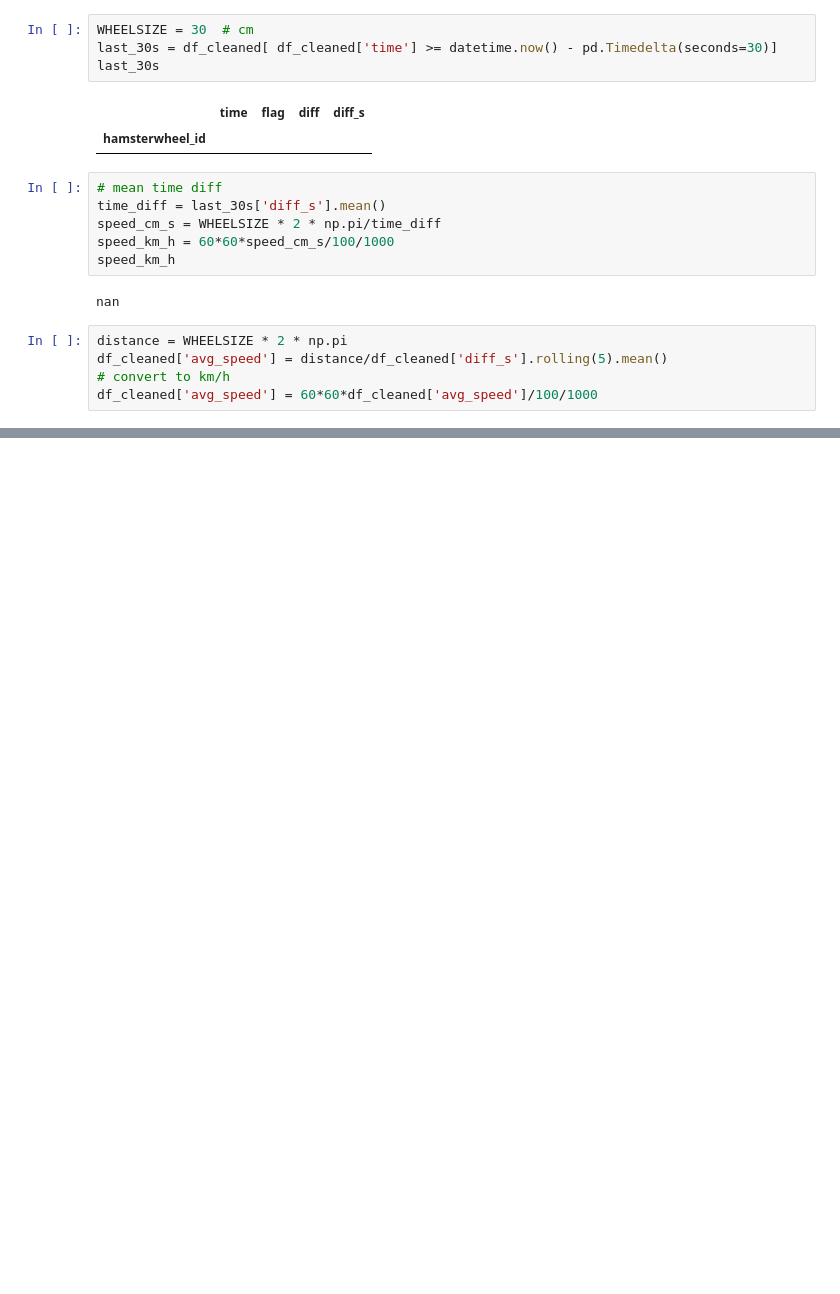
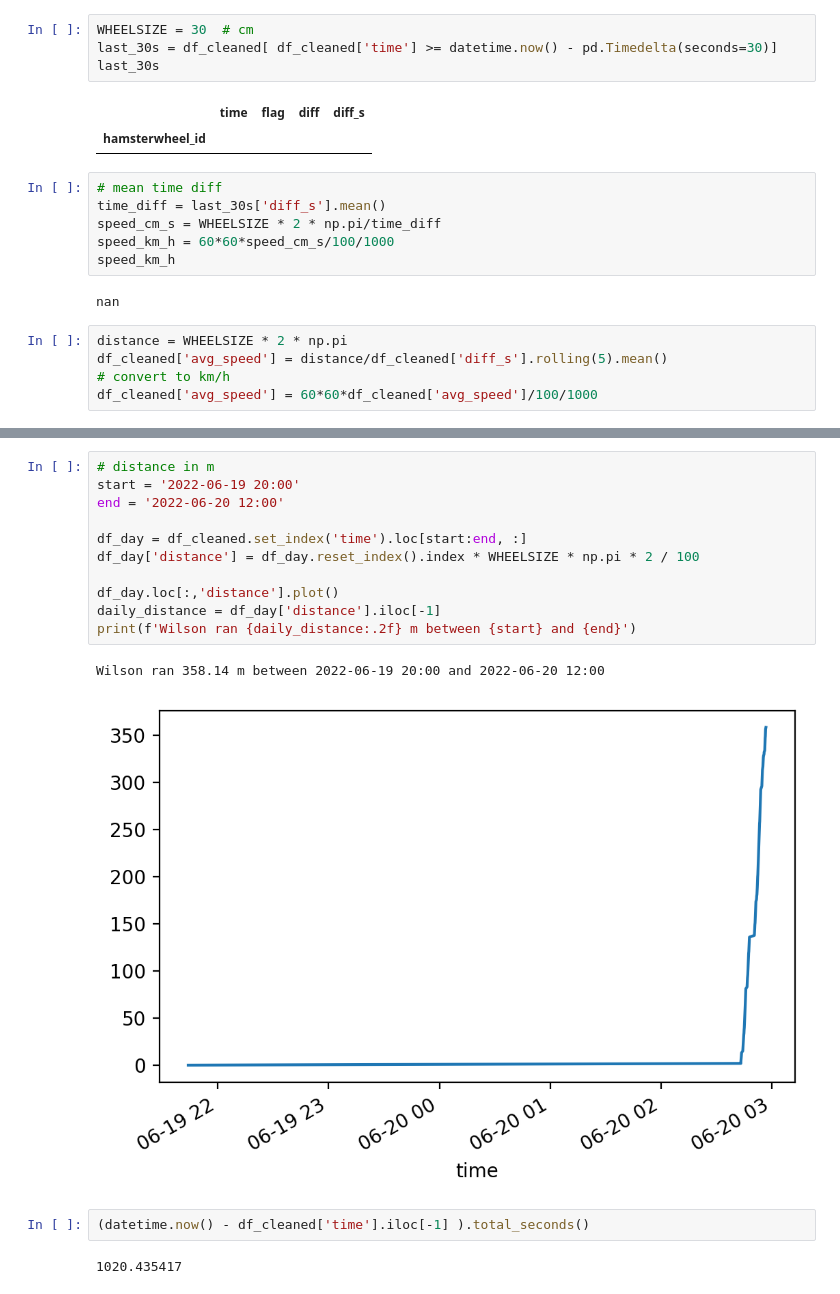
Before and after one commit to kromerh/cryptohamster, a Jupyter notebook: notebooks/EDA.ipynb, the cells around one changed output, grey strips where cells are left out. Drawn from its saved outputs; the diff is of its cells as text; blank space fills up the shorter version.

```diff
--- a/notebooks/EDA.ipynb
+++ b/notebooks/EDA.ipynb
@@ -360,0 +361,18 @@ Wilson ran 1719.08 m between 2022-06-12 20:00 and 2022-06-13 12:00
+# %%
+# distance in m
+start = '2022-06-19 20:00'
+end = '2022-06-20 12:00'
+
+df_day = df_cleaned.set_index('time').loc[start:end, :]
+df_day['distance'] = df_day.reset_index().index * WHEELSIZE * np.pi * 2 / 100
+
+df_day.loc[:,'distance'].plot()
+daily_distance = df_day['distance'].iloc[-1]
+print(f'Wilson ran {daily_distance:.2f} m between {start} and {end}')
+# %% [output]
+Wilson ran 358.14 m between 2022-06-19 20:00 and 2022-06-20 12:00
+[figure, added]
+# %%
+(datetime.now() - df_cleaned['time'].iloc[-1] ).total_seconds()
+# %% [output]
+1020.435417
```
Also changed, not shown: parts of 21 cells of this notebook, 3 other files.
